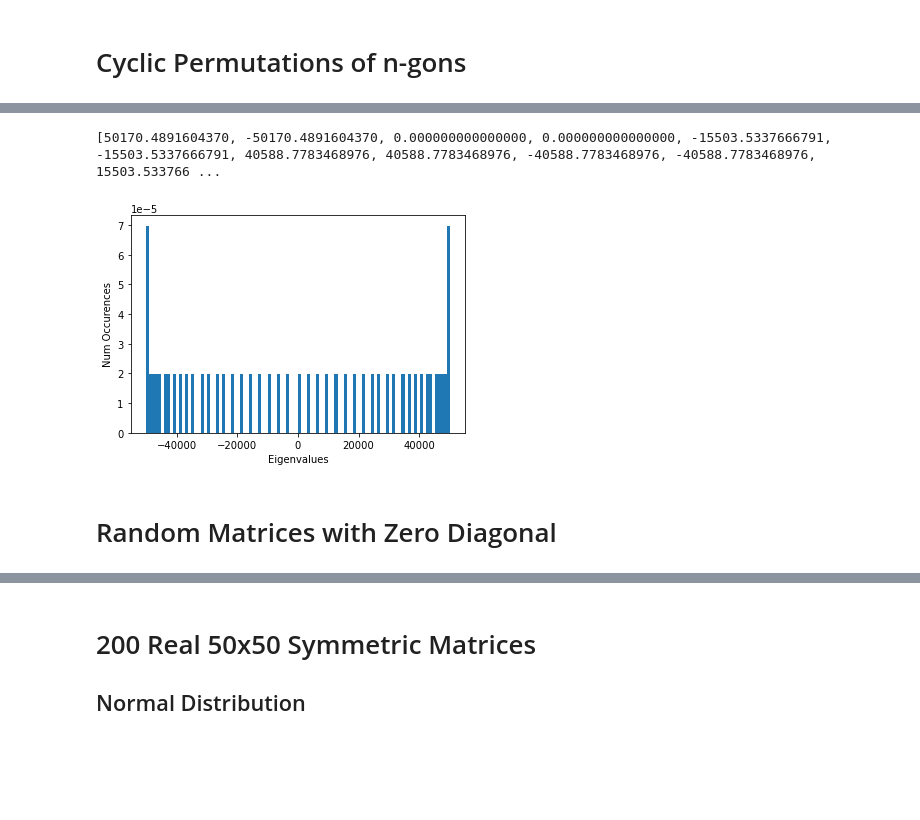
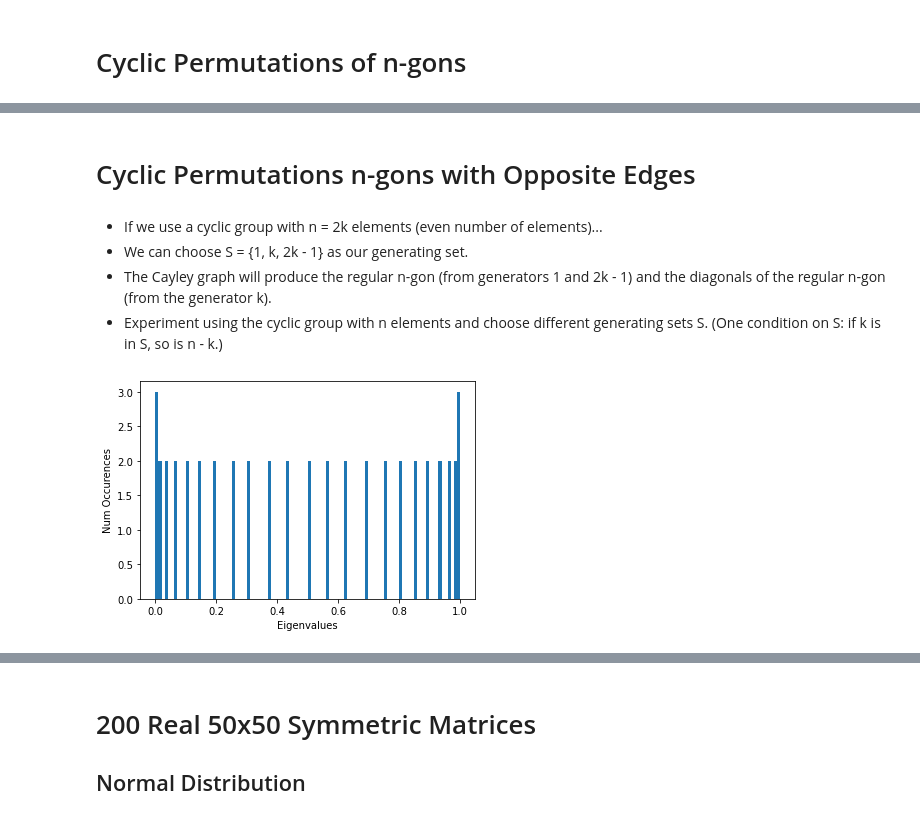
Before and after one commit to kromer-creator/Senior-Seminar-Research, a Jupyter notebook: senior_seminar_current.ipynb, the cells around one changed output, grey strips where cells are left out. Drawn from its saved outputs; the diff is of its cells as text; code cells hidden in the pictures; blank space fills up the shorter version.

```diff
--- a/senior_seminar_current.ipynb
+++ b/senior_seminar_current.ipynb
@@ -3,99 +77,61 @@
+# %% [markdown]
+# Cyclic Permutations n-gons with Opposite Edges
+# %% [markdown]
+* If we use a cyclic group with n = 2k elements (even number of elements)...
+* We can choose S = {1, k, 2k - 1} as our generating set.
+* The Cayley graph will produce the regular n-gon (from generators 1 and 2k - 1) and the diagonals of the regular n-gon (from the generator k).
+* Experiment using the cyclic group with n elements and choose different generating sets S. (One condition on S: if k is in S, so is n - k.)
 # %%
-import xlwt
-from xlwt import Workbook
-#import cmath
 import matplotlib.pyplot as plt
 
-export_data = dict()
-
-for i in range(3,101):
+for i in range(3,49):
     C = groups.permutation.Cyclic(i)
     # Make generating set
     s1 = tuple(range(1,i+1))
     s_ = [1] + list(range(i, 1, -1))
     s2 = tuple(s_)
+    s3 = []
+    #only if i is even
+    # Need to figure out how to multiply the permutations for s3
+    # recognize as perms and multiply together
+    #for j in range(1, (i/2)+1):
+        #s3.append((j, j+(i/2)))
     S = [s1,s2]
+    #print(S)
+
     # Produce Cayley Graph
     d = C.cayley_graph(generators=S)
     d = d.to_undirected()
 
     # Adjacency matrix fxn
     A = d.adjacency_matrix()
 
     # Get Eigenvalues
     eigenvals = A.eigenvalues()
     export_data[i] = eigenvals
 
-
-# Push data to excel spreadsheet
-wb = Workbook()
-sheet1 = wb.add_sheet('Cyclic Perms Eigenvalues')
-# Column Headers
-sheet1.write(int(0), 0, "n")
-sheet1.write(int(0),1, "Eigenvalues")
-# Perm number
-rows = list(export_data.keys())
-i = 1
-for val in rows:
-    sheet1.write(int(i), 0, val)
-    i += 1
-# Eigenvalues
-r = 1
-for vals in export_data.values():
-    c = 1
-    for val in vals:
-        sheet1.write(int(r), int(c), str(val))
-        c += 1
-    r += 1
-wb.save('xlwt cyclic_perms_eigenvals.xls')
-
 # Scale eigenvalues
 weighted_export = dict()
 i = 3
 for m in export_data.values():
     length = len(m) - 1
-    lambda_1 = m[0]
-    lambda_n = m[-1]
+    lambda_1 = min(m)
+    lambda_n = max(m)
     vals = list()
     for e in m:
-        e_weighted = (length/(lambda_1 - lambda_n))*e
+        e_weighted = (e-lambda_1)/(lambda_n-lambda_1)
         ##TODO: get rid of question mark ###
         # Omit the non-real portion of any complex number
         # .real()
         # RealField() Floating number with arbitrary (still fixed) many bits of precision
         vals.append(RR(e_weighted))
     weighted_export[i] = vals
     i += 1
 
-
-# Push data to excel spreadsheet
-sheet2 = wb.add_sheet('Cyclic Perms Eigenvalues Scaled')
-# Column Headers
-sheet2.write(int(0), 0, "n")
-sheet2.write(int(0),1, "Eigenvalues")
-# Perm number
-rows = list(weighted_export.keys())
-i = 1
-for val in rows:
-    sheet2.write(int(i), int(0), str(val))
-    i += 1
-# Eigenvalues
-r = 1
-for vals in weighted_export.values():
-    c = 1
-    for val in vals:
-        sheet2.write(int(r), int(c), str(val))
-        c += 1
-    r += 1
-wb.save('xlwt cyclic_perms_eigenvals_weighted.xls')
-
 # Make histogram for n = 100
-plt.hist(list(weighted_export[100]), density=True, bins=100)  # density=False would make counts
+plt.hist(list(weighted_export[48]), density=False, bins=100)  # density=False would make counts
 plt.ylabel('Num Occurences')
 plt.xlabel('Eigenvalues');
 plt.show()
 # %% [output]
-[50170.4891604370, -50170.4891604370, 0.000000000000000, 0.000000000000000, -15503.5337666791, -15503.5337666791, 40588.7783468976, 40588.7783468976, -40588.7783468976, -40588.7783468976, 15503.533766 ...
-[figure, old version]
+[figure, new version]
-# %% [markdown]
-# Random Matrices with Zero Diagonal
```
Also changed, not shown: parts of 16 cells of this notebook.
